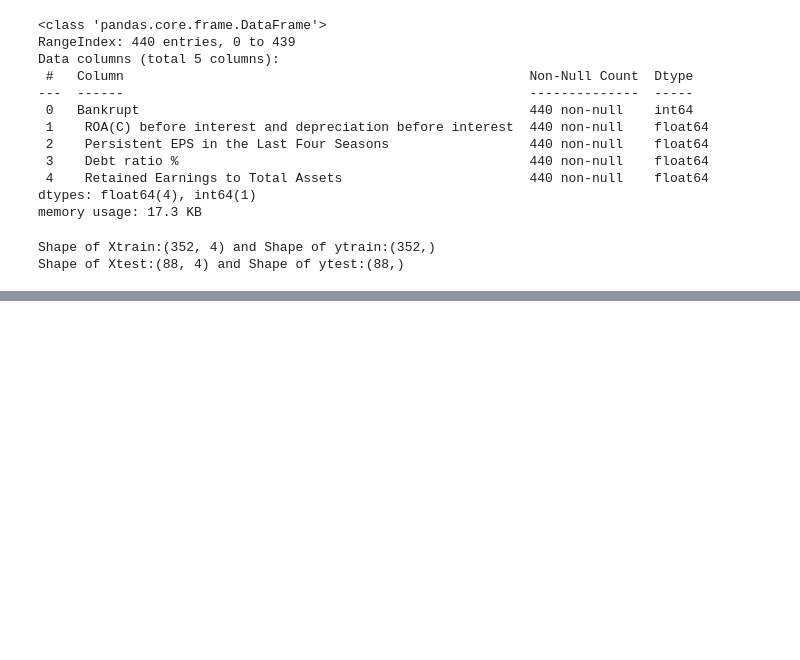
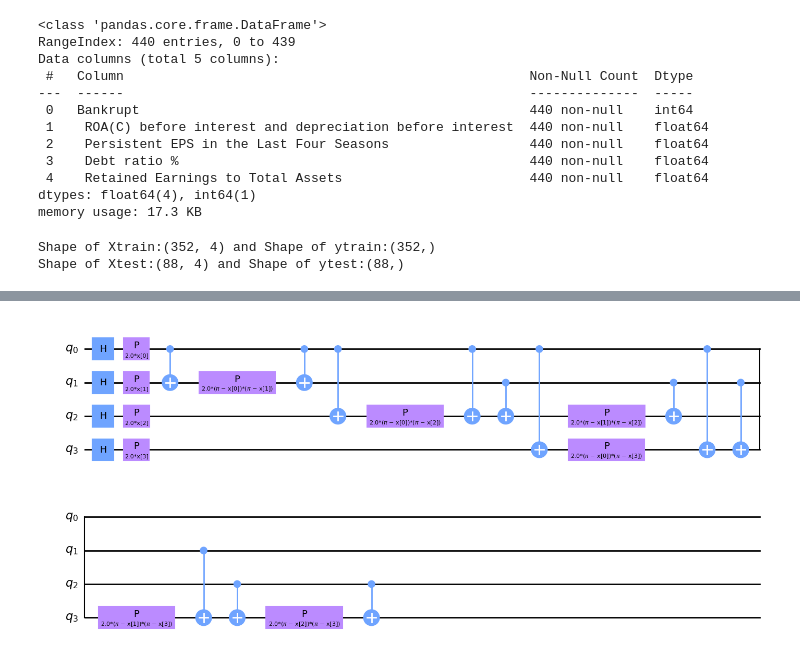
Before and after one commit to Qusid/QuantumMachineLearning, a Jupyter notebook: BankruptcyDataQVC.ipynb, the cells around one changed output, grey strips where cells are left out. Cells and saved outputs as stored; diff of their text form; code cells hidden in the pictures; blank space fills up the shorter version.

```diff
--- a/Main.ipynb
+++ b/BankruptcyDataQVC.ipynb
@@ -273,3 +320,7 @@ feature_map = ZZFeatureMap(feature_dimension=num_features, reps=1)
 ansatz = RealAmplitudes(num_qubits=num_features, reps=5)
 optimizer = COBYLA(maxiter=150)
 sampler = Sampler()
+# %%
+feature_map.decompose().draw(output="mpl", style="clifford", fold=20)
+# %% [output]
+[figure, added]
```
Also changed, not shown: parts of 11 cells of this notebook, 3 other files.
